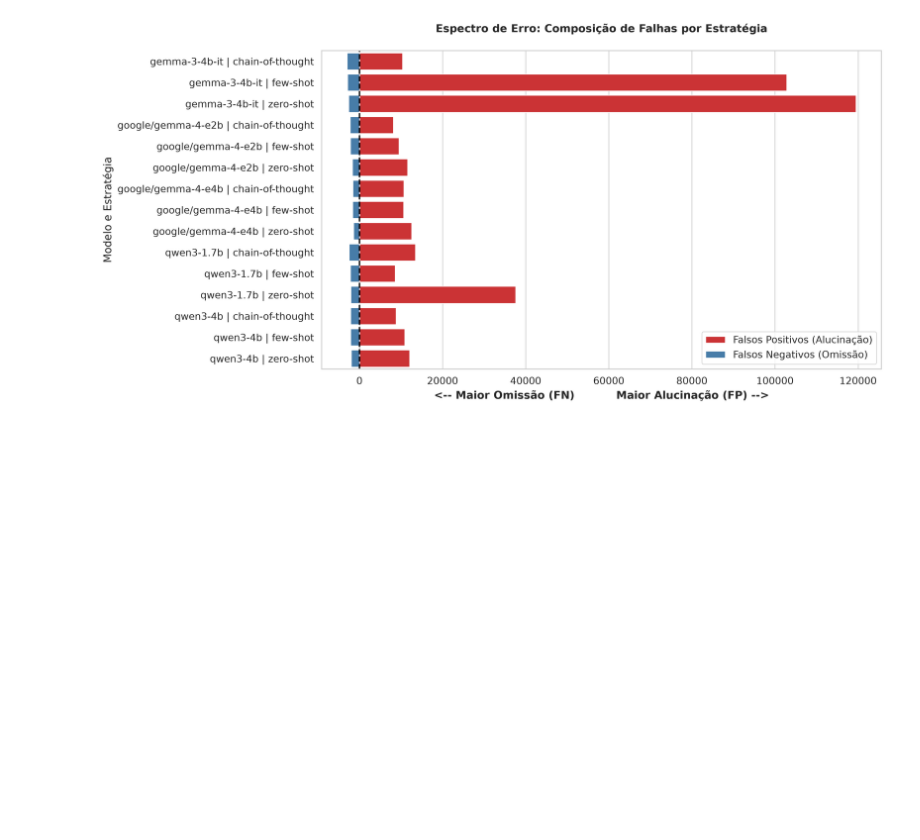
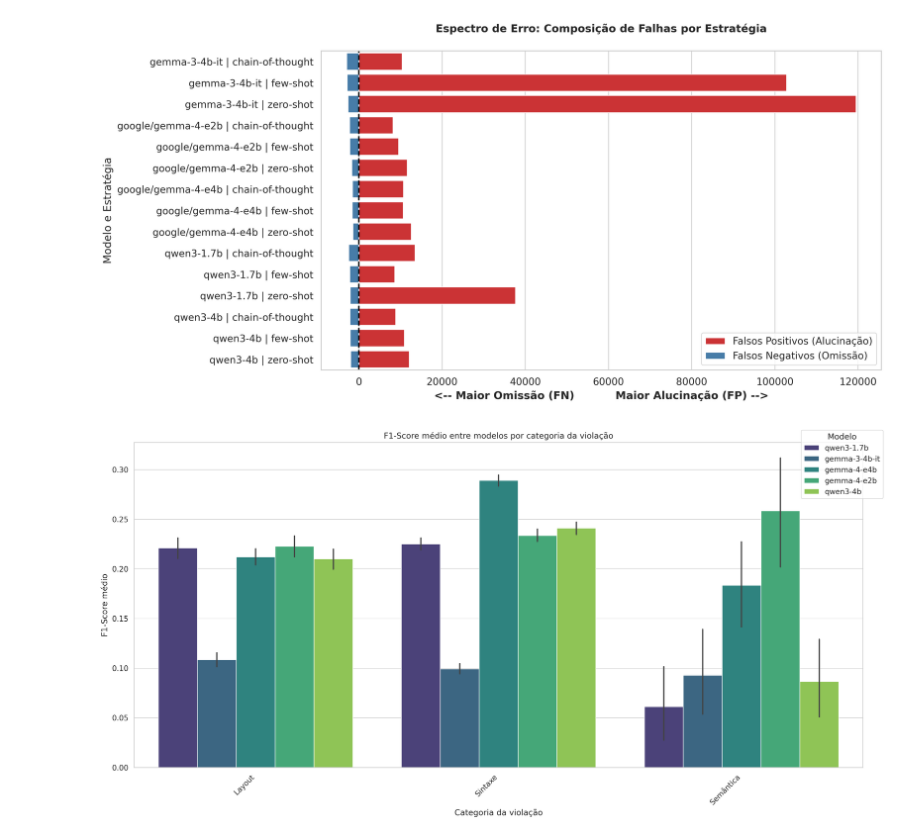
Before and after one commit to thiagogadelhaa/accessibility-validator-llm, a Jupyter notebook: analysis.ipynb, the cells around one changed output. Cells and saved outputs as stored; diff of their text form; code cells hidden in the pictures; blank space fills up the shorter version.

```diff
--- a/analysis.ipynb
+++ b/analysis.ipynb
@@ -116,6 +118,8 @@ plt.show()
 # Top 10 violações preditas mais encontradas
 # %%
 experimentos = pd.read_csv("./experiment_results/metrics_output_final.csv")
+experimentos['temp_model'] = experimentos['model'].apply(lambda m: m.replace('google/', ''))
+
 experimentos["ground_truth"] = experimentos["ground_truth"].fillna("").apply(
     lambda x: x.split("|") if x else []
 )
@@ -165,0 +170,13 @@ clean_df
+# %%
+experimentos["predictions"] = experimentos["predictions"].fillna("").apply(
+    lambda x: x.split("|") if x else []
+)
+def contar_alucinacoes(lista)->int:
+    count = 0
+    for i in lista:
+        if (i not in wcag_guidelines):
+            count+=1
+    return count
+
+experimentos['num_alucinacoes'] = experimentos['predictions'].apply(contar_alucinacoes)
+experimentos.groupby(['model', 'strategy'])[['num_alucinacoes']].sum().reset_index()
@@ -438,3 +472,23 @@ plt.tight_layout()
 plt.show()
 # %% [output]
 [figure]
+# %%
+dataset = pd.read_csv(ARQUIVO_DATASET)
+merged_df = pd.merge(dataset, experimentos, left_on='id', right_on='item_id', how='inner')
+merged_df['violation_category_pt'] = merged_df['violation_category'].replace({
+    'Layout': 'Layout',
+    'Syntax': 'Sintaxe',
+    'Semantic': 'Semântica'
+})
+
+plt.figure(figsize=(16, 8))
+sns.barplot(data=merged_df, x='violation_category_pt', y='f1_score', hue='temp_model', palette='viridis')
+plt.title('F1-Score médio entre modelos por categoria da violação')
+plt.xlabel('Categoria da violação')
+plt.ylabel('F1-Score médio')
+plt.xticks(rotation=45, ha='right')
+plt.legend(title='Modelo', bbox_to_anchor=(0.91, 1.05), loc='upper left')
+plt.tight_layout()
+plt.show()
+# %% [output]
+[figure, added]
```
Also changed, not shown: parts of 6 cells of this notebook.
